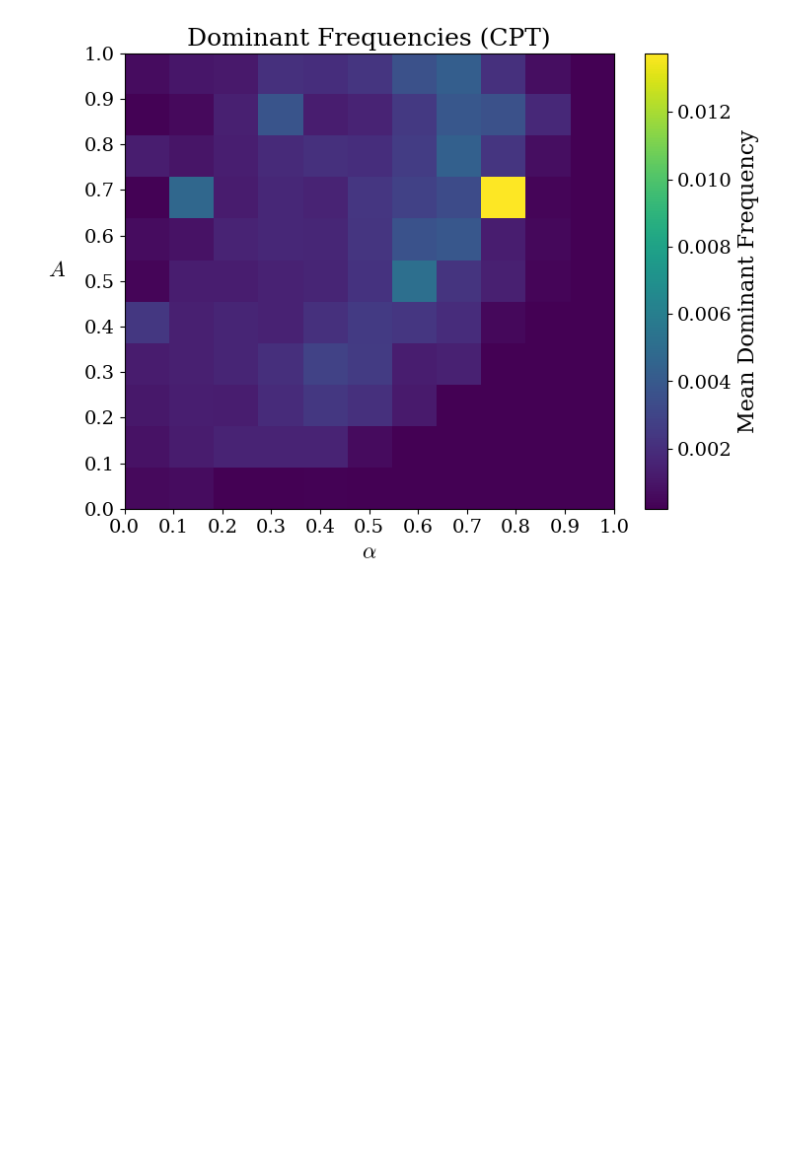
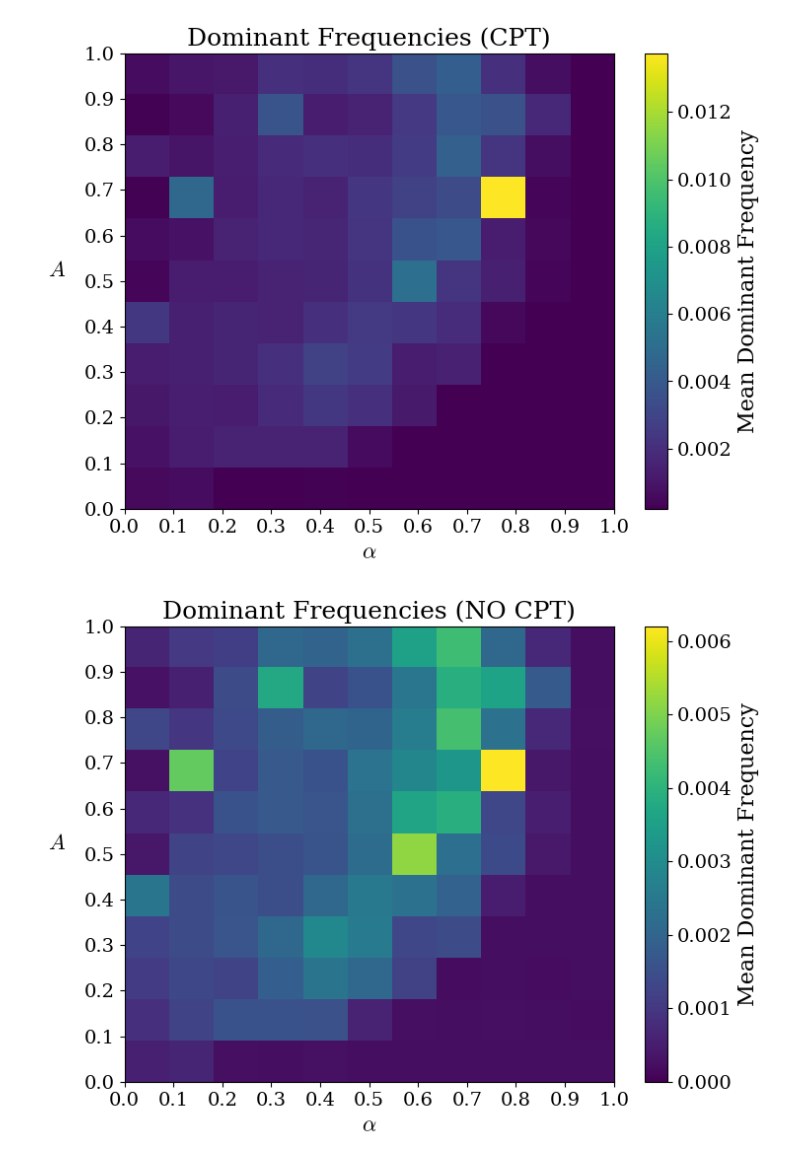
Before and after one commit to charlesaugdupont/cognitive-biases-endogenous-volatility, a Jupyter notebook: DominantFrequency.ipynb, the cells around one changed output. Saved outputs shown, nothing was run; the diff lists cells and outputs as text; code cells hidden in the pictures; blank space fills up the shorter version.

```diff
--- a/DominantFrequency.ipynb
+++ b/DominantFrequency.ipynb
@@ -143,3 +143,19 @@ plt.title('Dominant Frequencies (CPT)')
 plt.show()
 # %% [output]
 [figure]
+# %%
+
+plt.figure(figsize=(8,6))
+im = plt.imshow(heatmap, origin='lower',
+                extent=[0,1,0,1], aspect='auto',
+                cmap='viridis',
+                vmin=0, vmax=0.0062)
+plt.colorbar(im, label='Mean Dominant Frequency')
+plt.xticks(np.linspace(0,1,11))
+plt.yticks(np.linspace(0,1,11))
+plt.xlabel(r'$\alpha$')
+plt.ylabel(r'$A$', rotation=0, labelpad=20)
+plt.title('Dominant Frequencies (NO CPT)')
+plt.show()
+# %% [output]
+[figure, added]
```
Also changed, not shown: 3 other files.
